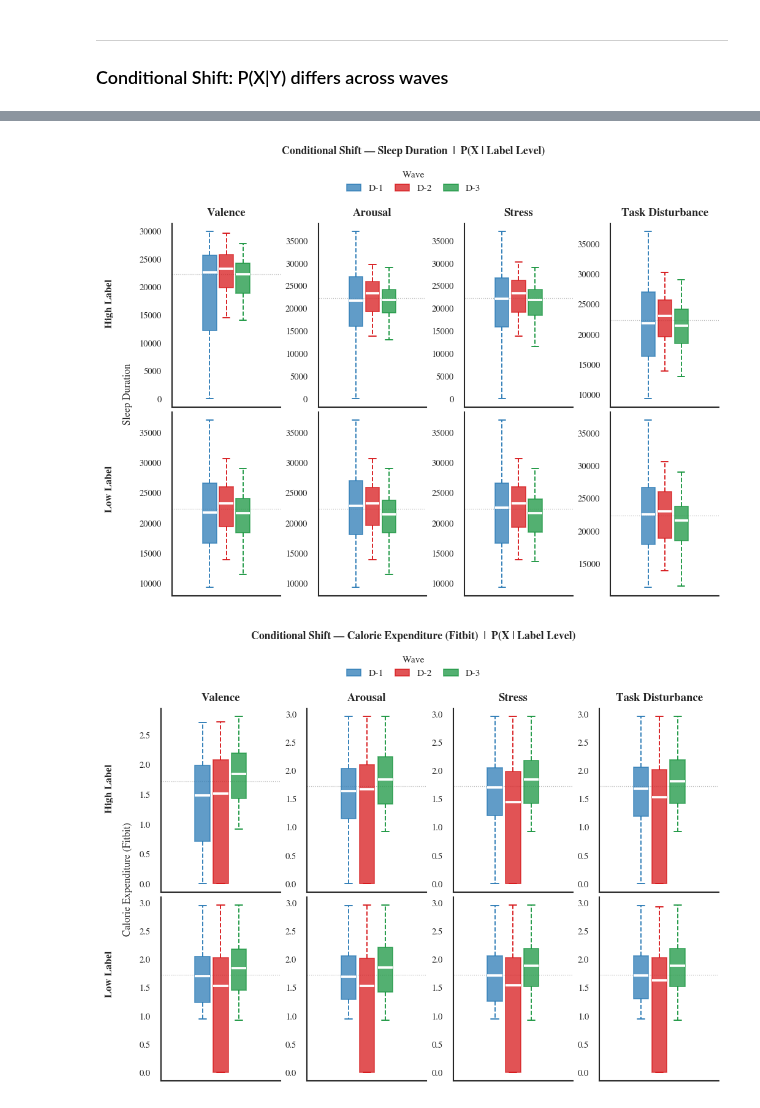
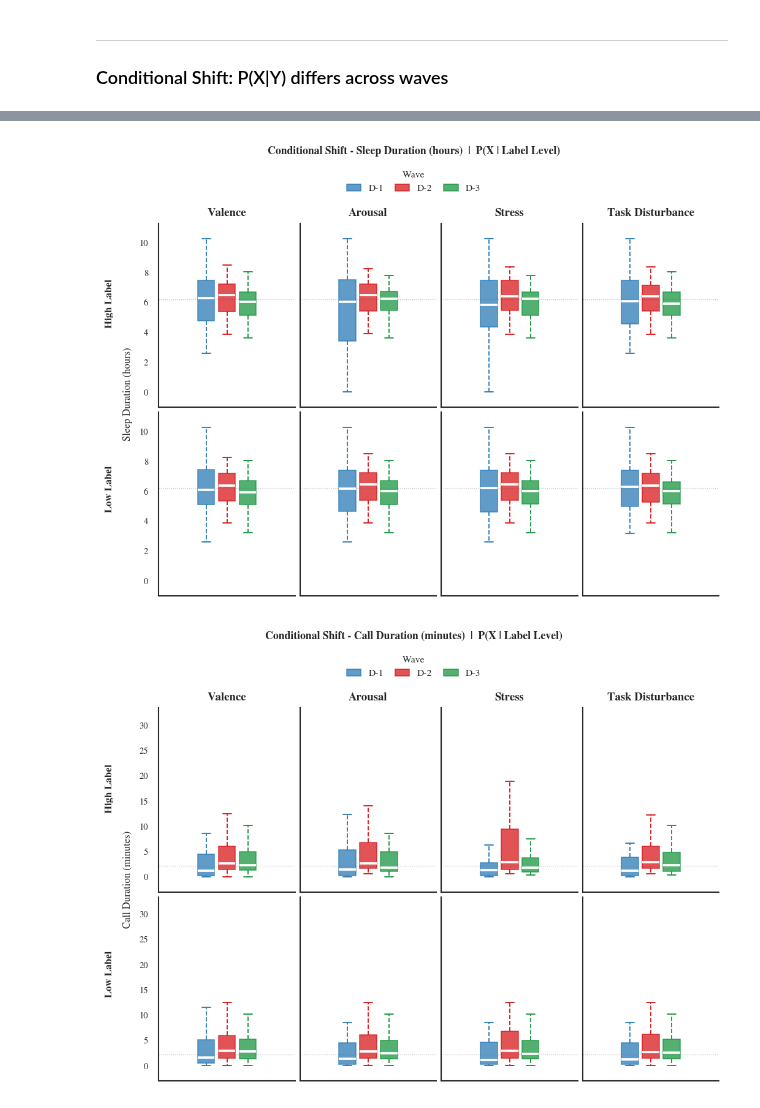
Before and after one commit to Kaist-ICLab/EmoPhone, a Jupyter notebook: EDA/psych_affect.ipynb, the cells around one changed output, grey strips where cells are left out. Cells and saved outputs as stored; diff of their text form; code cells hidden in the pictures.

```diff
--- a/EDA/psych_affect.ipynb
+++ b/EDA/psych_affect.ipynb
@@ -253,9 +271,9 @@ d3_data = df_X_combined[df_X_combined["META#dataset"] == "D-3"]
 ---
 ### Covariate Shift: P(X) differs across waves
 # %%
-# ── 3. PCA VISUALIZATION (PER-USER MEANS) ─────────────────────────────────
+# PCA VISUALIZATION (PER-USER MEANS) ─────────────────────────────────
 # Compute per-user feature means
-user_means = df_X_combined.groupby(['PIF#participantID', 'META#dataset'])[numeric_common].mean()
+user_means = df_X_28d.groupby(['PIF#participantID', 'META#dataset'])[numeric_common].mean()
 user_means = user_means.reset_index()
 # Prepare data for PCA
 X = user_means[numeric_common].fillna(0).values
@@ -379,7 +671,7 @@ axes_flat = axes.ravel()
 
 for ax, feature in zip(axes_flat, top_features):
     for ds in WAVE_KEYS:
-        ds_df = df_X_combined[df_X_combined["META#dataset"] == ds]
+        ds_df = df_X_28d[df_X_28d["META#dataset"] == ds]
         vals  = _prepare_vals(feature, ds_df)
         if len(vals) < 5:
             continue
@@ -436,12 +728,12 @@ _LINESTYLES  = {"D-1": "-", "D-2": "--", "D-3": "-."}
 _MARKERS     = {"D-1": "o", "D-2": "s", "D-3": "^"}
 
 for _feature in _cs_features:
-    if _feature not in df_X_combined.columns:
-        print(f"  Skipping {_feature!r} — column not found in df_X_combined")
+    if _feature not in df_X_28d.columns:
+        print(f"  Skipping {_feature!r} — column not found in df_X_28d")
         continue
 
     feat_df = (
-        df_X_combined[["META#dataset", "PIF#participantID", _feature]]
+        df_X_28d[["META#dataset", "PIF#participantID", _feature]]
         .dropna()
         .groupby(["META#dataset", "PIF#participantID"])[_feature]
         .mean()
@@ -461,7 +753,7 @@ for _feature in _cs_features:
 
     for ax_i, (ax, lbl) in enumerate(zip(axes, SHARED_LABELS)):
         for wk in WAVE_KEYS:
-            esm_wk = esm_by_wave[wk]
+            esm_wk = esm_by_wave_28d[wk]
             if lbl not in esm_wk.columns:
                 continue
 
@@ -676,27 +975,31 @@ for _feature in _COND_FEATURES:
 # Same P(X|Y) logic as the KDE version; boxplots show distributional spread.
 _COND_FEATURES_BOX = [
     "Sleep#Duration",
-    "Fitbitcalorie#VAL",
-    "SCR_EVENT#DSC=ON",
+    # "Fitbitcalorie#VAL",
+    # "SCR_EVENT#DSC=ON",
     "CALL_DUR#VAL",
 ]
 _FEATURE_DISPLAY_BOX = {
-    "Sleep#Duration"   : "Sleep Duration",
-    "Fitbitcalorie#VAL": "Calorie Expenditure (Fitbit)",
-    "SCR_EVENT#DSC=ON" : "Screen-On Duration",
-    "CALL_DUR#VAL"     : "Call Duration",
+    "Sleep#Duration"   : "Sleep Duration (hours)",
+    # "Fitbitcalorie#VAL": "Calorie Expenditure (Fitbit)",
+    # "SCR_EVENT#DSC=ON" : "Screen-On Duration",
+    "CALL_DUR#VAL"     : "Call Duration (minutes)",
+}
+_UNIT_CONVERSIONS_BOX = {
+    "Sleep#Duration": 3600,  # raw → hours
+    "CALL_DUR#VAL":   60,    # raw → minutes
 }
 _BOX_WIDTH   = 0.18
 _BOX_OFFSETS = {"D-1": -0.22, "D-2": 0.0, "D-3": 0.22}
 
 
 for _feature in _COND_FEATURES_BOX:
-    if _feature not in df_X_combined.columns:
+    if _feature not in df_X_28d.columns:
         print(f"  Skipping {_feature!r} — column not found")
         continue
 
     feat_df = (
-        df_X_combined[["META#dataset", "PIF#participantID", _feature]]
+        df_X_28d[["META#dataset", "PIF#participantID", _feature]]
         .dropna()
         .groupby(["META#dataset", "PIF#participantID"])[_feature]
         .mean()
@@ -705,13 +1008,17 @@ for _feature in _COND_FEATURES_BOX:
     )
     p01, p99 = feat_df["feat_val"].quantile([0.01, 0.99])
     feat_df["feat_val"] = feat_df["feat_val"].clip(p01, p99)
+    feat_df["feat_val"] /= _UNIT_CONVERSIONS_BOX.get(_feature, 1)
 
-    fig, axes = plt.subplots(2, 4, figsize=(6.75, 4.5), sharey=False, sharex=False)
+    fig, axes = plt.subplots(2, 4, figsize=(6.75, 4.5), sharey=True, sharex=True)
     fig.subplots_adjust(hspace=0.40, wspace=0.25)
     feat_display = _FEATURE_DISPLAY_BOX.get(_feature, _feature)
 
+    # Store all values to compute global y limits
+    all_vals = []
+
     for ax_i, lbl in enumerate(SHARED_LABELS):
-        groups = _split_label_groups(lbl, esm_by_wave, WAVE_KEYS)
+        groups = _split_label_groups(lbl, esm_by_wave_28d, WAVE_KEYS)
         if groups is None:
             continue
         high_pcodes, low_pcodes = groups
@@ -727,6 +1034,8 @@ for _feature in _COND_FEATURES_BOX:
 
                 if len(vals) < 5:
                     continue
+
+                all_vals.extend(vals)
 
                 ax.boxplot(
                     vals,
@@ -747,33 +1056,42 @@ for _feature in _COND_FEATURES_BOX:
             ax.axhline(feat_df["feat_val"].median(), color="#BBBBBB", lw=0.6, ls=":", zorder=0)
             if row_i == 0:
                 ax.set_title(lbl, fontsize=9, fontweight="bold", pad=6)
+
+    # Set consistent y-axis scale across all subplots (use data range)
+    if all_vals:
+        y_min = min(all_vals)
+        y_max = max(all_vals)
+        y_pad = (y_max - y_min) * 0.1
+        for ax_row in axes:
+            for ax in ax_row:
+                ax.set_ylim(y_min - y_pad, y_max + y_pad)
 
     for row_i, row_label in enumerate(["High Label", "Low Label"]):
         mid_y = (axes[row_i, 0].get_position().y0 + axes[row_i, 0].get_position().y1) / 2
         fig.text(0.01, mid_y, row_label, ha="center", va="center", fontsize=8, fontweight="bold", rotation=90)
 
     fig.text(0.04, 0.5, feat_display, ha="center", va="center", fontsize=8, rotation=90)
 
     legend_handles = [
         mpatches.Patch(facecolor=COLORS[wk], alpha=0.75, edgecolor=COLORS[wk], label=wk)
         for wk in WAVE_KEYS
     ]
     fig.legend(
         handles=legend_handles,
         title="Wave",
         title_fontsize=7.5,
         fontsize=7.5,
         loc="upper center",
         ncol=len(WAVE_KEYS),
         bbox_to_anchor=(0.5, 1.06),
         frameon=False,
         handlelength=1.5,
         columnspacing=1.2,
     )
 
-    fig.suptitle(f"Conditional Shift — {feat_display}  |  P(X | Label Level)", fontsize=8.5, fontweight="bold", y=1.10)
+    fig.suptitle(f"Conditional Shift - {feat_display}  |  P(X | Label Level)", fontsize=8.5, fontweight="bold", y=1.10)
     plt.tight_layout(pad=0.4, rect=[0.05, 0, 1, 1])
     plt.show()
 # %% [output]
-[figure, old version]
+[figure, new version]
-[figure, old version]
+[figure, new version]
```
Also changed, not shown: parts of 13 cells of this notebook, 29 other files.
